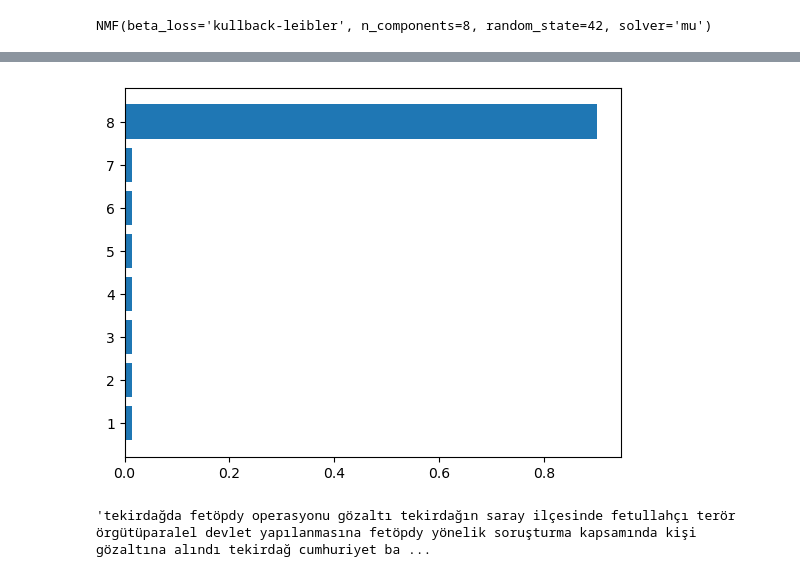
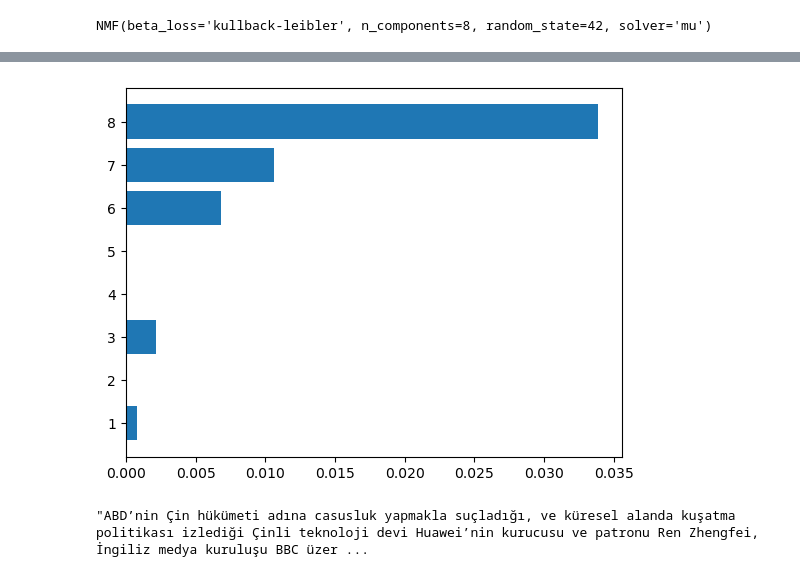
Before and after one commit to ihpar/ddi, a Jupyter notebook: LAB8 - Topic Modeling/lab8.ipynb, the cells around one changed output, grey strips where cells are left out. Cells and saved outputs as stored; diff of their text form; code cells hidden in the pictures.

```diff
--- a/LAB8 - Topic Modeling/lab8.ipynb
+++ b/LAB8 - Topic Modeling/lab8.ipynb
@@ -165,16 +165,15 @@ plot_top_words(lda, feature_names)
 Z2 = nmf.transform(X)
 # %%
 i = np.random.choice(len(df))
-doc = Z[i]
+doc = Z2[i]
 topics = np.arange(8) + 1
 
 fig, ax = plt.subplots()
 ax.barh(topics, doc)
 ax.set_yticks(topics)
 plt.show()
+
+print(df.iloc[i]["text"])
 # %% [output]
-[figure, old version]
+[figure, new version]
+"ABD’nin Çin hükümeti adına casusluk yapmakla suçladığı, ve küresel alanda kuşatma politikası izlediği Çinli teknoloji devi Huawei’nin kurucusu ve patronu Ren Zhengfei, İngiliz medya kuruluşu BBC üzer ...
-# %%
-df.iloc[i]["clean"]
-# %% [output]
-'tekirdağda fetöpdy operasyonu gözaltı tekirdağın saray ilçesinde fetullahçı terör örgütüparalel devlet yapılanmasına fetöpdy yönelik soruşturma kapsamında kişi gözaltına alındı tekirdağ cumhuriyet ba ...
```
Also changed, not shown: parts of 6 cells of this notebook.
